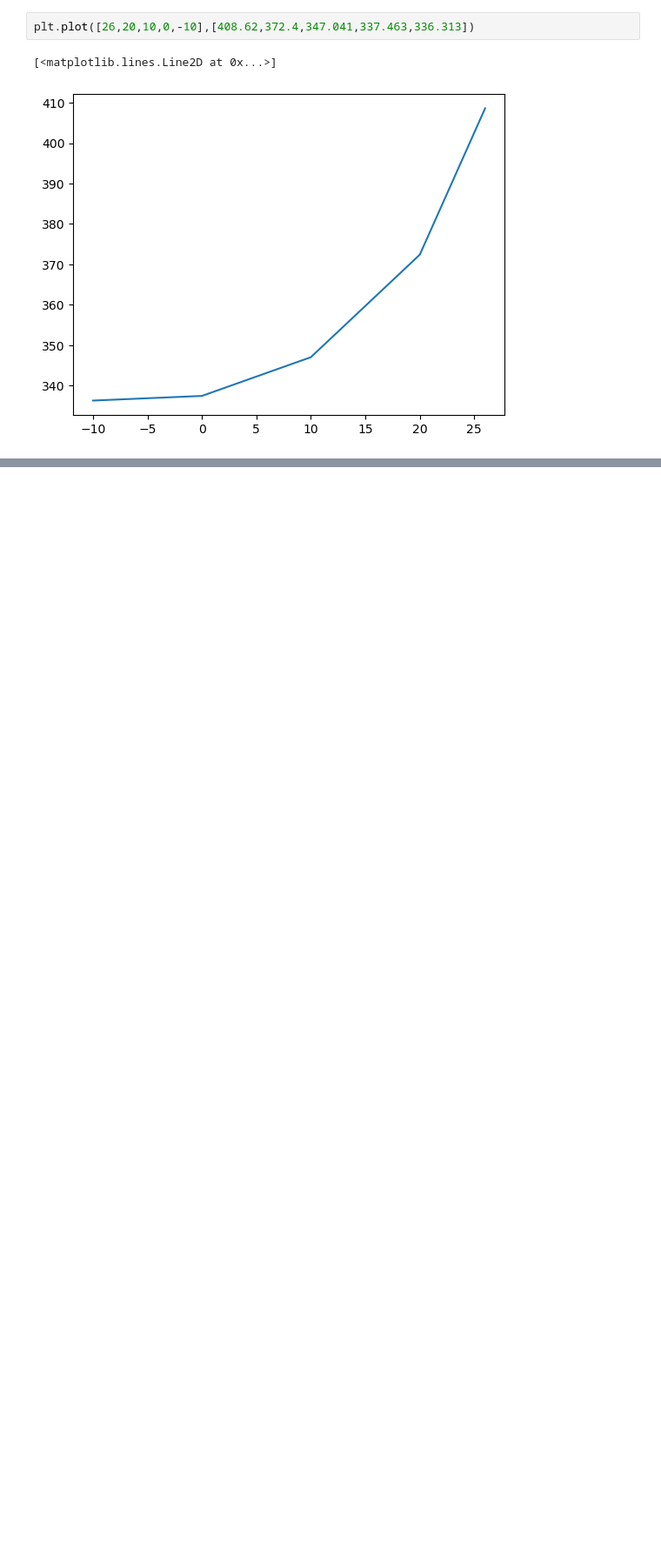
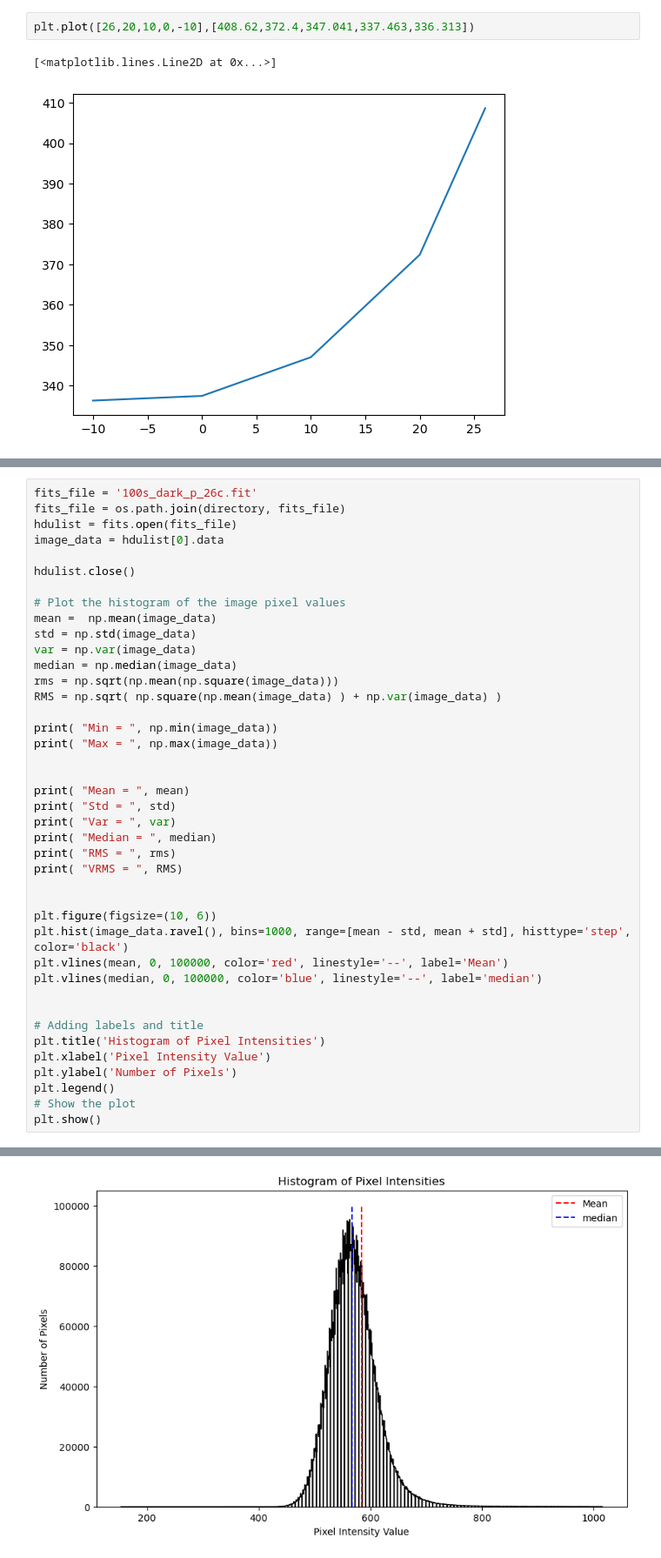
Before and after one commit to ashwin-r-k/IITK_notebooks, a Jupyter notebook: Optics Lab/ccd_cmos.ipynb, the cells around one changed output, grey strips where cells are left out. Shown at 87% size. Saved outputs shown, nothing was run; the diff lists cells and outputs as text; blank space fills up the shorter version.

```diff
--- a/Optics Lab/ccd_cmos.ipynb
+++ b/Optics Lab/ccd_cmos.ipynb
@@ -432,0 +550,42 @@ plt.plot([26,20,10,0,-10],[408.62,372.4,347.041,337.463,336.313])
+# %%
+fits_file = '100s_dark_p_26c.fit'
+fits_file = os.path.join(directory, fits_file)
+hdulist = fits.open(fits_file)
+image_data = hdulist[0].data
+
+hdulist.close()
+
+# Plot the histogram of the image pixel values
+mean =  np.mean(image_data)
+std = np.std(image_data)
+var = np.var(image_data)
+median = np.median(image_data)
+rms = np.sqrt(np.mean(np.square(image_data)))
+RMS = np.sqrt( np.square(np.mean(image_data) ) + np.var(image_data) )
+
+print( "Min = ", np.min(image_data))
+print( "Max = ", np.max(image_data))
+
+
+print( "Mean = ", mean)
+print( "Std = ", std)
+print( "Var = ", var)
+print( "Median = ", median)
+print( "RMS = ", rms)
+print( "VRMS = ", RMS)
+
+
+plt.figure(figsize=(10, 6))
+plt.hist(image_data.ravel(), bins=1000, range=[mean - std, mean + std], histtype='step', color='black')
+plt.vlines(mean, 0, 100000, color='red', linestyle='--', label='Mean')
+plt.vlines(median, 0, 100000, color='blue', linestyle='--', label='median')
+
+
+# Adding labels and title
+plt.title('Histogram of Pixel Intensities')
+plt.xlabel('Pixel Intensity Value')
+plt.ylabel('Number of Pixels')
+plt.legend()
+# Show the plot
+plt.show()
+# %% [output]
@@ -432,0 +600 @@ plt.plot([26,20,10,0,-10],[408.62,372.4,347.041,337.463,336.313])
+[figure, added]
```
Also changed, not shown: parts of 12 cells of this notebook, 2 other files.
